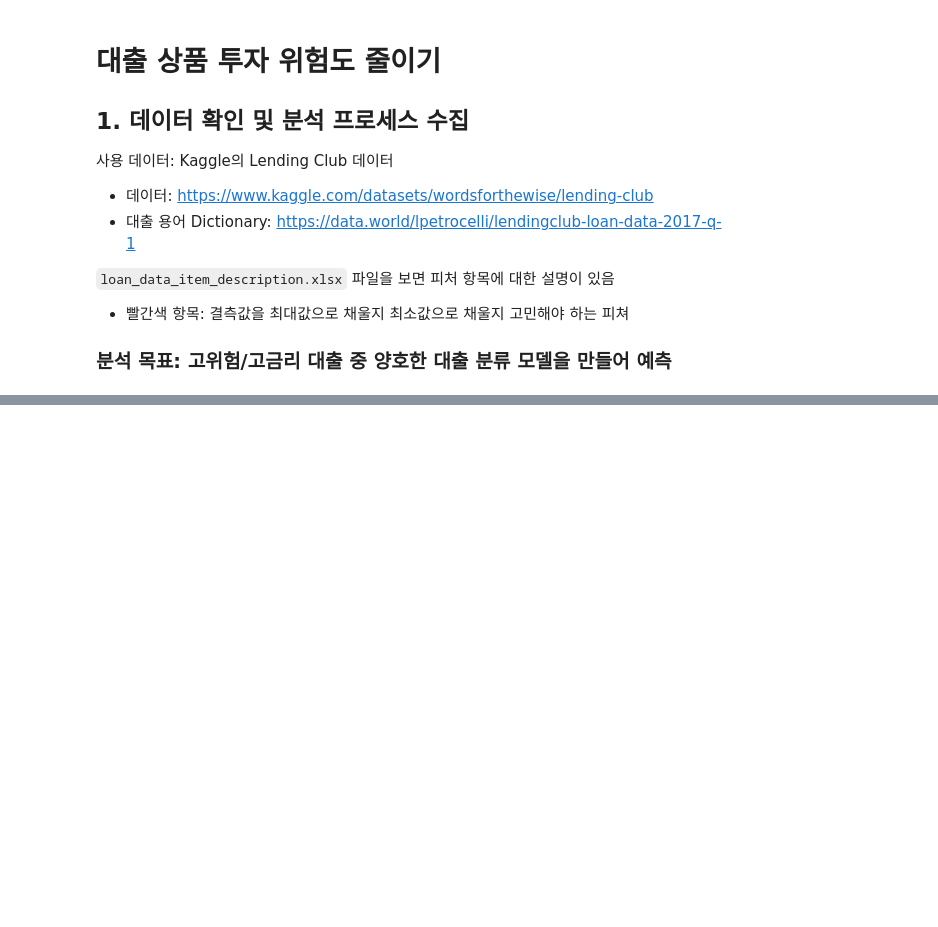
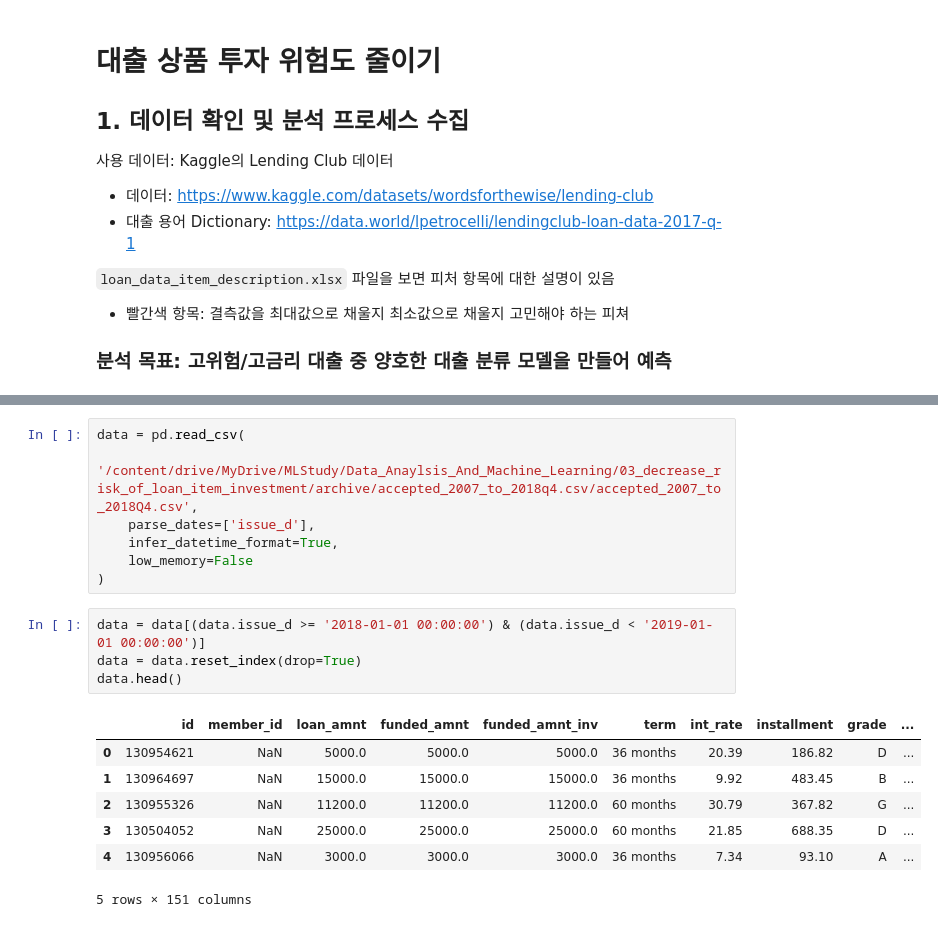
Before and after one commit to yunyun3599/MLStudy, a Jupyter notebook: Data_Anaylsis_And_Machine_Learning/03_decrease_risk_of_loan_item_investment/decrease_risk_of_loan_items.ipynb, the cells around one changed output, grey strips where cells are left out. Saved outputs shown, nothing was run; the diff lists cells and outputs as text; blank space fills up the shorter version.

```diff
--- a/Data_Anaylsis_And_Machine_Learning/03_decrease_risk_of_loan_item_investment/decrease_risk_of_loan_items.ipynb
+++ b/Data_Anaylsis_And_Machine_Learning/03_decrease_risk_of_loan_item_investment/decrease_risk_of_loan_items.ipynb
@@ -35,0 +84,19 @@
+# %%
+data = pd.read_csv(
+    '/content/drive/MyDrive/MLStudy/Data_Anaylsis_And_Machine_Learning/03_decrease_risk_of_loan_item_investment/archive/accepted_2007_to_2018q4.csv/accepted_2007_to_2018Q4.csv',
+    parse_dates=['issue_d'],
+    infer_datetime_format=True,
+    low_memory=False
+)
+# %%
+data = data[(data.issue_d >= '2018-01-01 00:00:00') & (data.issue_d < '2019-01-01 00:00:00')]
+data = data.reset_index(drop=True)
+data.head()
+# %% [output]
+|  | id | member_id | loan_amnt | funded_amnt | funded_amnt_inv | term | int_rate | installment | grade | ... |
+| 0 | 130954621 | NaN | 5000.0 | 5000.0 | 5000.0 | 36 months | 20.39 | 186.82 | D | ... |
+| 1 | 130964697 | NaN | 15000.0 | 15000.0 | 15000.0 | 36 months | 9.92 | 483.45 | B | ... |
+| 2 | 130955326 | NaN | 11200.0 | 11200.0 | 11200.0 | 60 months | 30.79 | 367.82 | G | ... |
+| 3 | 130504052 | NaN | 25000.0 | 25000.0 | 25000.0 | 60 months | 21.85 | 688.35 | D | ... |
+| 4 | 130956066 | NaN | 3000.0 | 3000.0 | 3000.0 | 36 months | 7.34 | 93.10 | A | ... |
+5 rows × 151 columns
```
Also changed, not shown: parts of 20 cells of this notebook.
